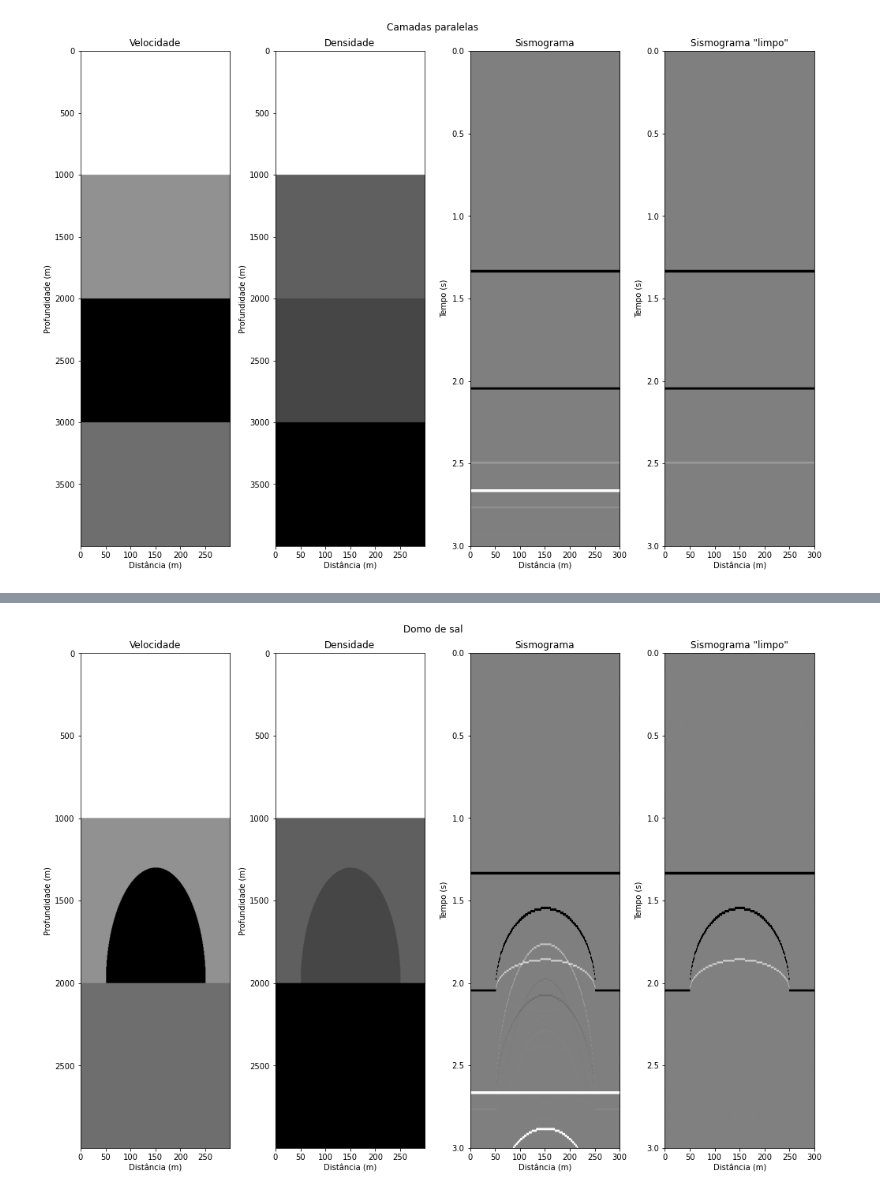
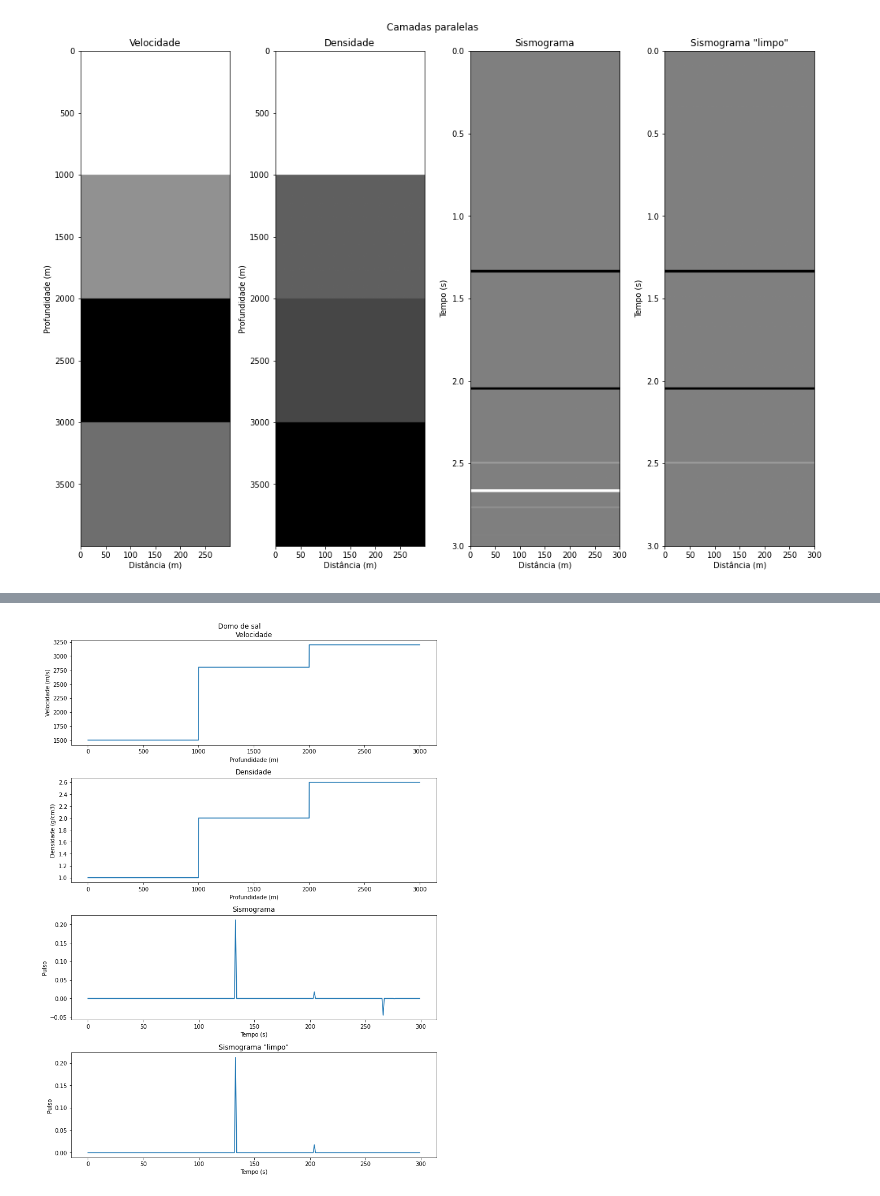
Before and after one commit to thiago-carneiro/mestrado, a Jupyter notebook: conv/conv.ipynb, the cells around one changed output, grey strips where cells are left out. Saved outputs shown, nothing was run; the diff lists cells and outputs as text; code cells hidden in the pictures.

Commit message:
Plot de coluna

```diff
--- a/conv/conv.ipynb
+++ b/conv/conv.ipynb
@@ -132,6 +132,33 @@ class Modelo():
         for z, linha in pulsos_z.iterrows():
             sis[z] += linha['pulso']
         return sis
+    def plot(self, t_max: int = 3, res: int = 1e2, titulo: str = '') -> None:
+        rast = self.rasterizar()
+        v = rast['velocidades']
+        rho = rast['densidades']
+        sis = self.adquirir_sismica(t_max=t_max,res=res)
+        sis_limpo = self.adquirir_sismica_limpo(t_max=t_max,res=res)
+        fig, ax = plt.subplots(4,1, figsize=(10,14))
+        fig.suptitle(titulo)
+        ax[0].set_title('Velocidade')
+        ax[0].set_xlabel('Profundidade (m)')
+        ax[0].set_ylabel('Velocidade (m/s)')
+        ax[1].set_title('Densidade')
+        ax[1].set_xlabel('Profundidade (m)')
+        ax[1].set_ylabel('Densidade (g/cm3)')
+        ax[2].set_title('Sismograma')
+        ax[2].set_xlabel('Tempo (s)')
+        ax[2].set_ylabel('Pulso')
+#        ax[2].set_yscale('log')
+        ax[3].set_title('Sismograma "limpo"')
+        ax[3].set_xlabel('Tempo (s)')
+        ax[3].set_ylabel('Pulso')
+#        ax[3].set_yscale('log')
+        ax[0].plot(v)
+        ax[1].plot(rho)
+        ax[2].plot(sis)
+        ax[3].plot(sis_limpo)
+        plt.tight_layout()
 # %%
 class Modelo2D():
     def __init__(self, camadas2D: list[list[Camada]]) -> None:
@@ -277,5 +307,5 @@ ModeloParalelas().plot(titulo='Camadas paralelas')
 # %%
-ModeloDomo().plot(titulo='Domo de sal')
+ModeloDomo().colunas[0].plot(titulo='Domo de sal')
 # %% [output]
-[figure, old version]
+[figure, new version]
 # %%
```
Also changed, not shown: parts of 4 cells of this notebook.
